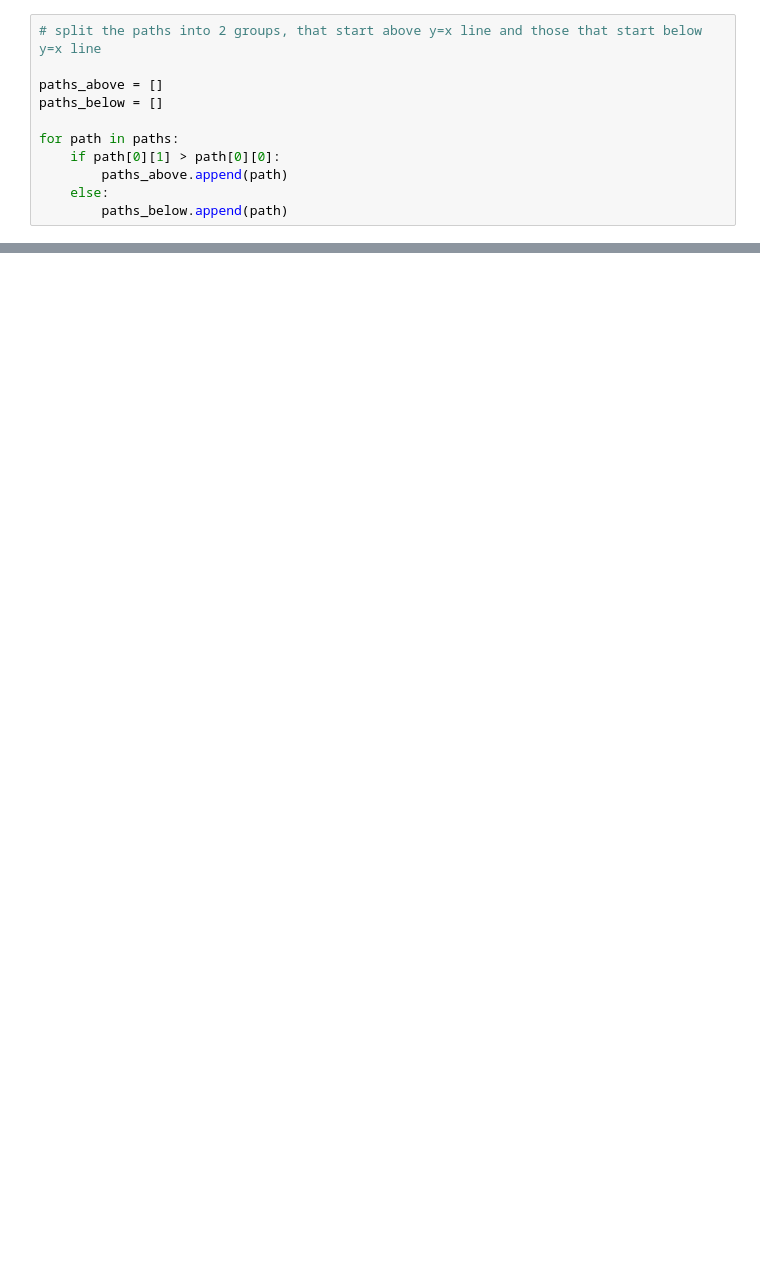
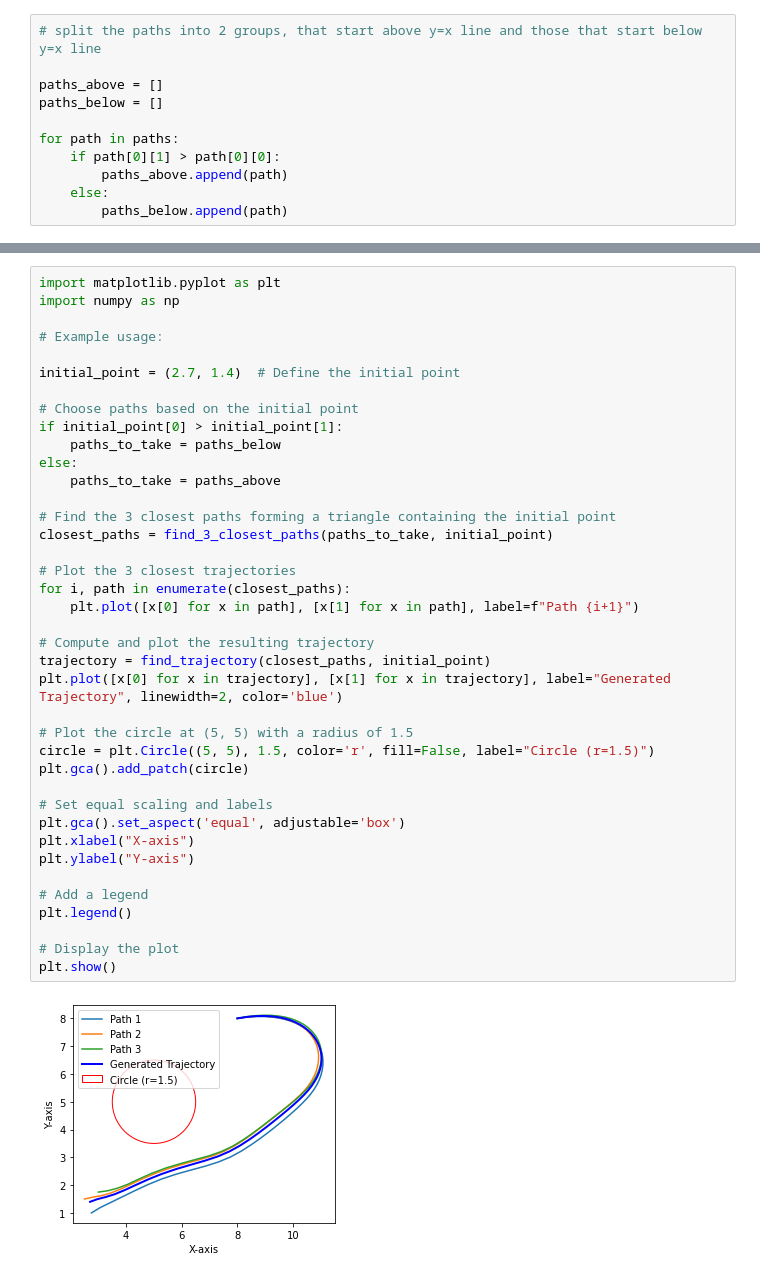
Before and after one commit to stablegradients/16-811, a Jupyter notebook: Assignment-2/question8.ipynb, the cells around one changed output, grey strips where cells are left out. Cells and saved outputs as stored; diff of their text form; blank space fills up the shorter version.

```diff
--- a/Assignment-2/question8.ipynb
+++ b/Assignment-2/question8.ipynb
@@ -188,0 +254,41 @@ plt.show()
+# %%
+import matplotlib.pyplot as plt
+import numpy as np
+
+# Example usage:
+
+initial_point = (2.7, 1.4)  # Define the initial point
+
+# Choose paths based on the initial point
+if initial_point[0] > initial_point[1]:
+    paths_to_take = paths_below
+else:
+    paths_to_take = paths_above
+
+# Find the 3 closest paths forming a triangle containing the initial point
+closest_paths = find_3_closest_paths(paths_to_take, initial_point)
+
+# Plot the 3 closest trajectories
+for i, path in enumerate(closest_paths):
+    plt.plot([x[0] for x in path], [x[1] for x in path], label=f"Path {i+1}")
+
+# Compute and plot the resulting trajectory
+trajectory = find_trajectory(closest_paths, initial_point)
+plt.plot([x[0] for x in trajectory], [x[1] for x in trajectory], label="Generated Trajectory", linewidth=2, color='blue')
+
+# Plot the circle at (5, 5) with a radius of 1.5
+circle = plt.Circle((5, 5), 1.5, color='r', fill=False, label="Circle (r=1.5)")
+plt.gca().add_patch(circle)
+
+# Set equal scaling and labels
+plt.gca().set_aspect('equal', adjustable='box')
+plt.xlabel("X-axis")
+plt.ylabel("Y-axis")
+
+# Add a legend
+plt.legend()
+
+# Display the plot
+plt.show()
+# %% [output]
+[figure, added]
```
Also changed, not shown: parts of 4 cells of this notebook, 5 other files.
